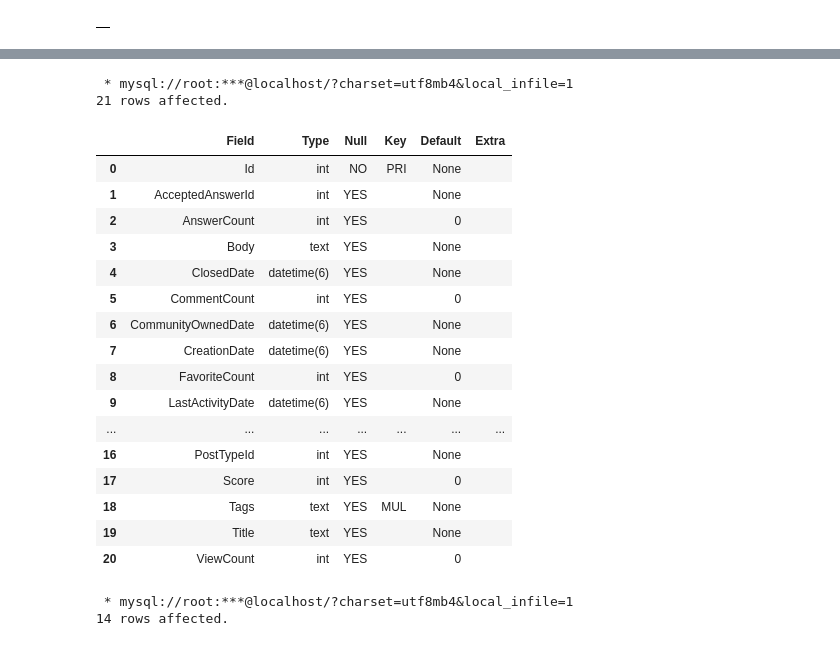
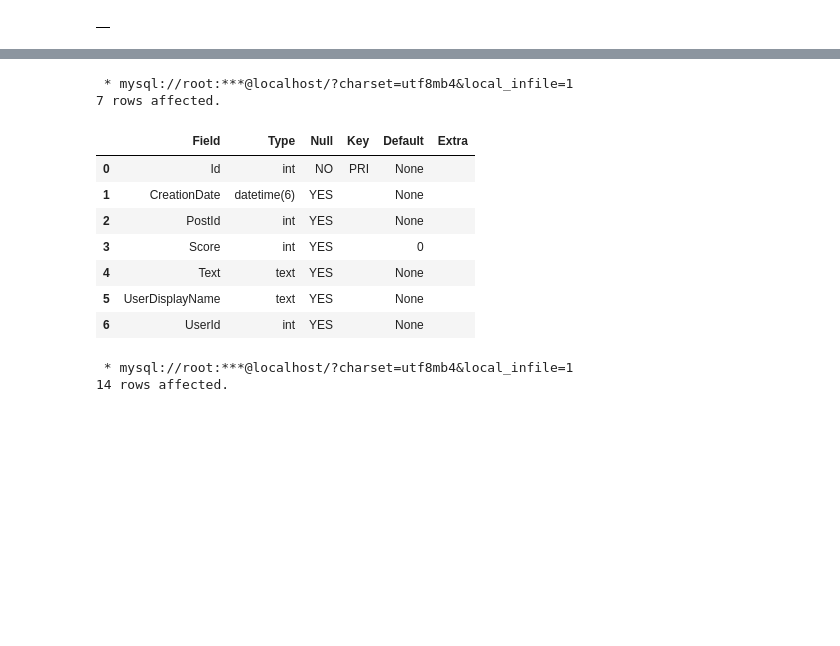
Before and after one commit to alvumu/BDGE, a Jupyter notebook: sql/sesion2.ipynb, the cells around one changed output, grey strips where cells are left out. Saved outputs shown, nothing was run; the diff lists cells and outputs as text; code cells hidden in the pictures; blank space fills up the shorter version.

```diff
--- a/sql/sesion2.ipynb
+++ b/sql/sesion2.ipynb
@@ -501,26 +499,17 @@ SHOW TABLES;
 # %%
 %%sql
-DESCRIBE Posts
+DESCRIBE Comments
 # %% [output]
  * mysql://root:***@localhost/?charset=utf8mb4&local_infile=1
-21 rows affected.
+7 rows affected.
 |  | Field | Type | Null | Key | Default | Extra |
 | 0 | Id | int | NO | PRI | None |  |
-| 1 | AcceptedAnswerId | int | YES |  | None |  |
-| 2 | AnswerCount | int | YES |  | 0 |  |
-| 3 | Body | text | YES |  | None |  |
-| 4 | ClosedDate | datetime(6) | YES |  | None |  |
-| 5 | CommentCount | int | YES |  | 0 |  |
-| 6 | CommunityOwnedDate | datetime(6) | YES |  | None |  |
-| 7 | CreationDate | datetime(6) | YES |  | None |  |
-| 8 | FavoriteCount | int | YES |  | 0 |  |
-| 9 | LastActivityDate | datetime(6) | YES |  | None |  |
-| ... | ... | ... | ... | ... | ... | ... |
-| 16 | PostTypeId | int | YES |  | None |  |
-| 17 | Score | int | YES |  | 0 |  |
-| 18 | Tags | text | YES | MUL | None |  |
-| 19 | Title | text | YES |  | None |  |
-| 20 | ViewCount | int | YES |  | 0 |  |
+| 1 | CreationDate | datetime(6) | YES |  | None |  |
+| 2 | PostId | int | YES |  | None |  |
+| 3 | Score | int | YES |  | 0 |  |
+| 4 | Text | text | YES |  | None |  |
+| 5 | UserDisplayName | text | YES |  | None |  |
+| 6 | UserId | int | YES |  | None |  |
 # %%
 %%sql
 DESCRIBE Users;
```
Also changed, not shown: parts of 29 cells of this notebook.
